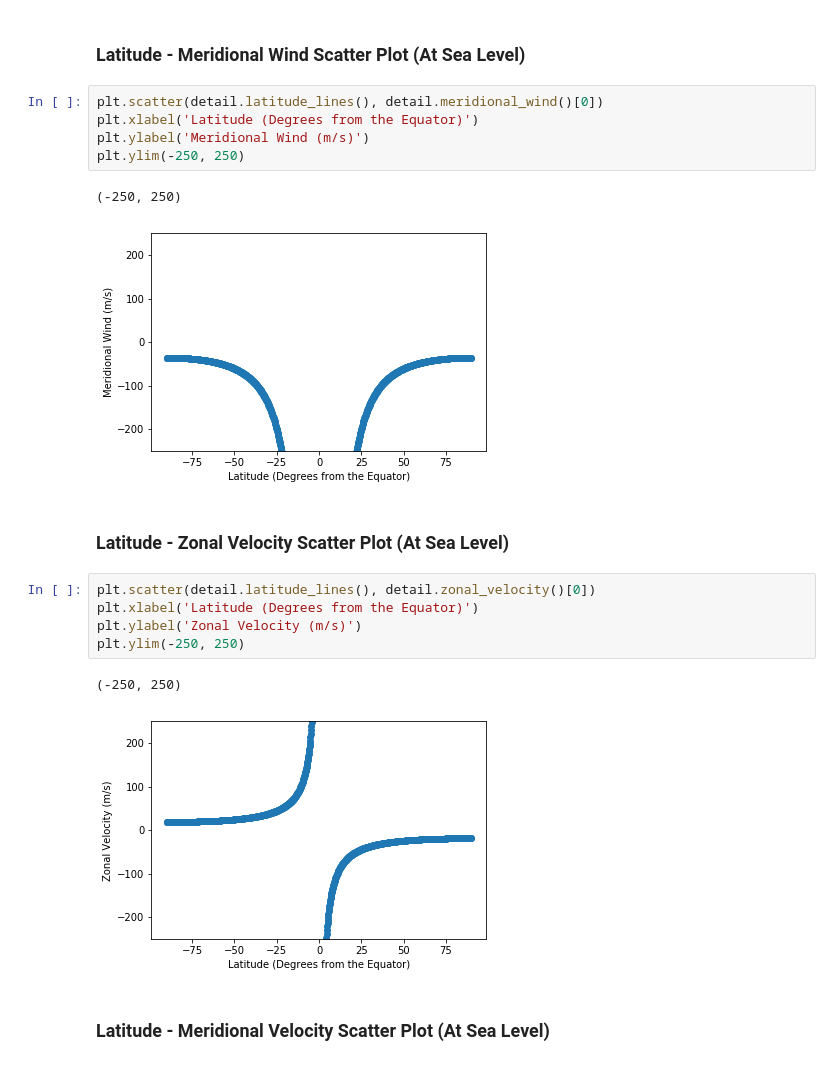
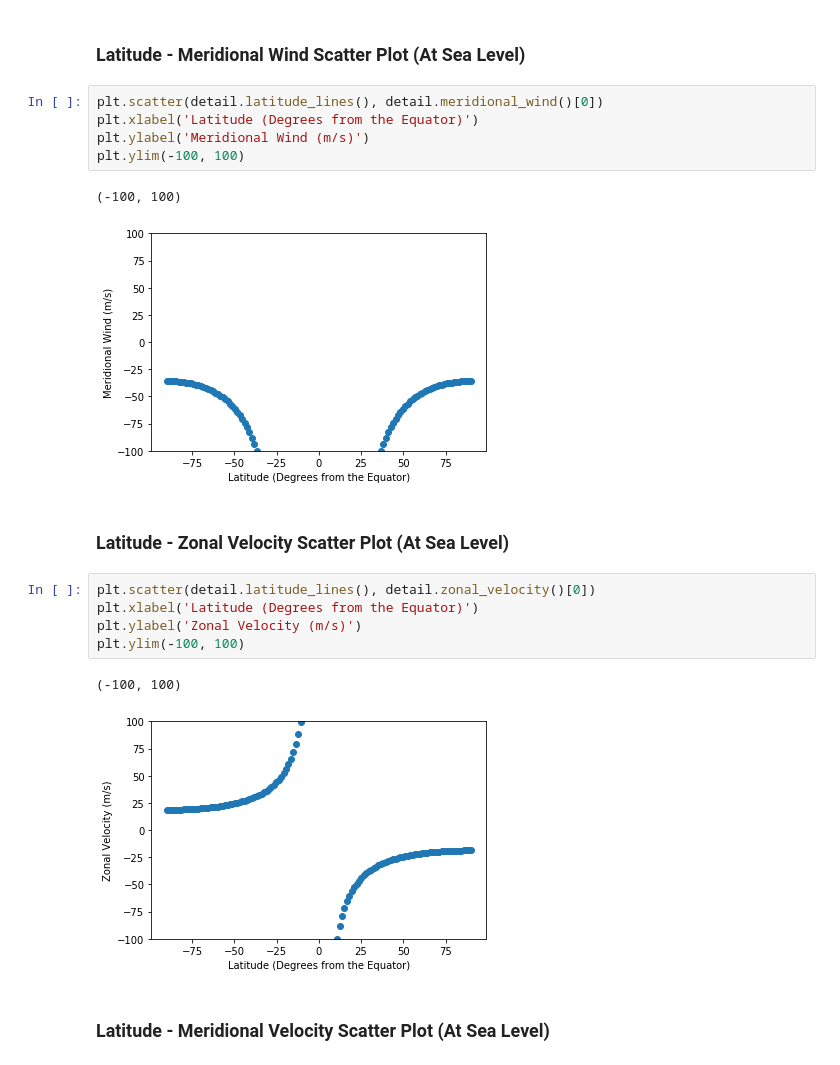
Before and after one commit to amsimp/amsimp, a Jupyter notebook: benchmarking/visualise.ipynb, the cells around one changed output. Drawn from its saved outputs; the diff is of its cells as text.

```diff
--- a/benchmarking/visualise.ipynb
+++ b/benchmarking/visualise.ipynb
@@ -35,20 +36,20 @@ plt.ylim(-250, 250)
 plt.scatter(detail.latitude_lines(), detail.meridional_wind()[0])
 plt.xlabel('Latitude (Degrees from the Equator)')
 plt.ylabel('Meridional Wind (m/s)')
-plt.ylim(-250, 250)
+plt.ylim(-100, 100)
 # %% [output]
-(-250, 250)
+(-100, 100)
-[figure, old version]
+[figure, new version]
 # %% [markdown]
 ### Latitude - Zonal Velocity Scatter Plot (At Sea Level)
 # %%
 plt.scatter(detail.latitude_lines(), detail.zonal_velocity()[0])
 plt.xlabel('Latitude (Degrees from the Equator)')
 plt.ylabel('Zonal Velocity (m/s)')
-plt.ylim(-250, 250)
+plt.ylim(-100, 100)
 # %% [output]
-(-250, 250)
+(-100, 100)
-[figure, old version]
+[figure, new version]
 # %% [markdown]
 ### Latitude - Meridional Velocity Scatter Plot (At Sea Level)
 # %%
```
Also changed, not shown: parts of 6 cells of this notebook, 10 other files.
